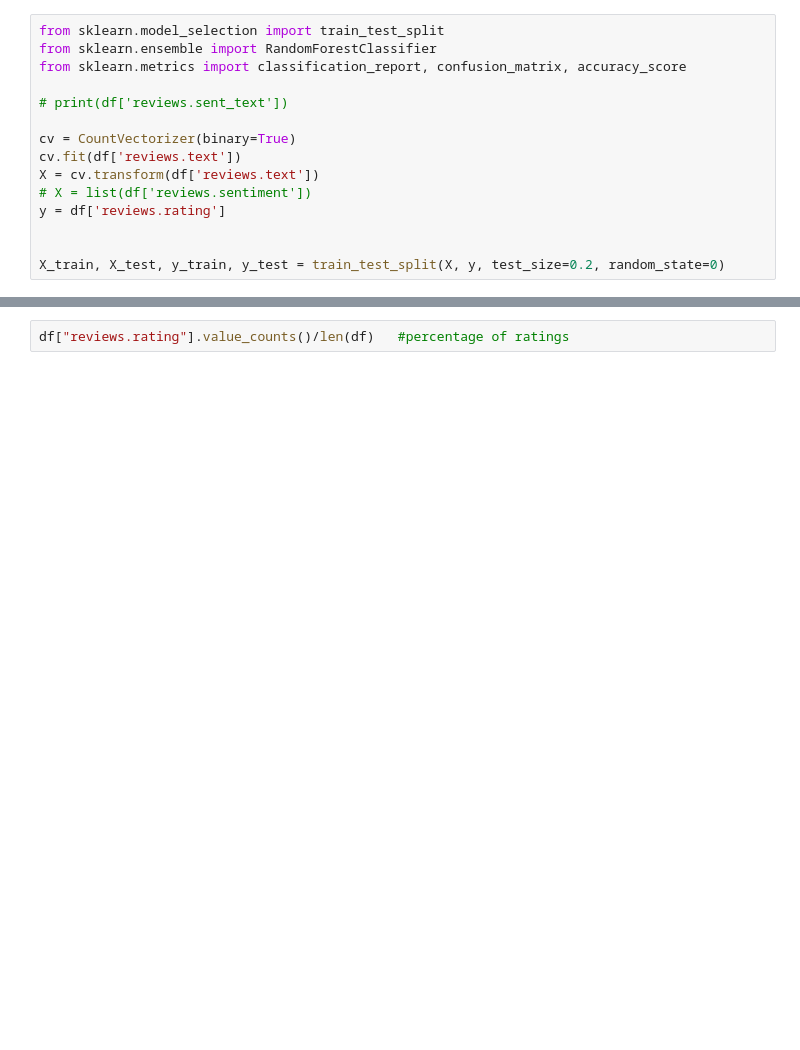
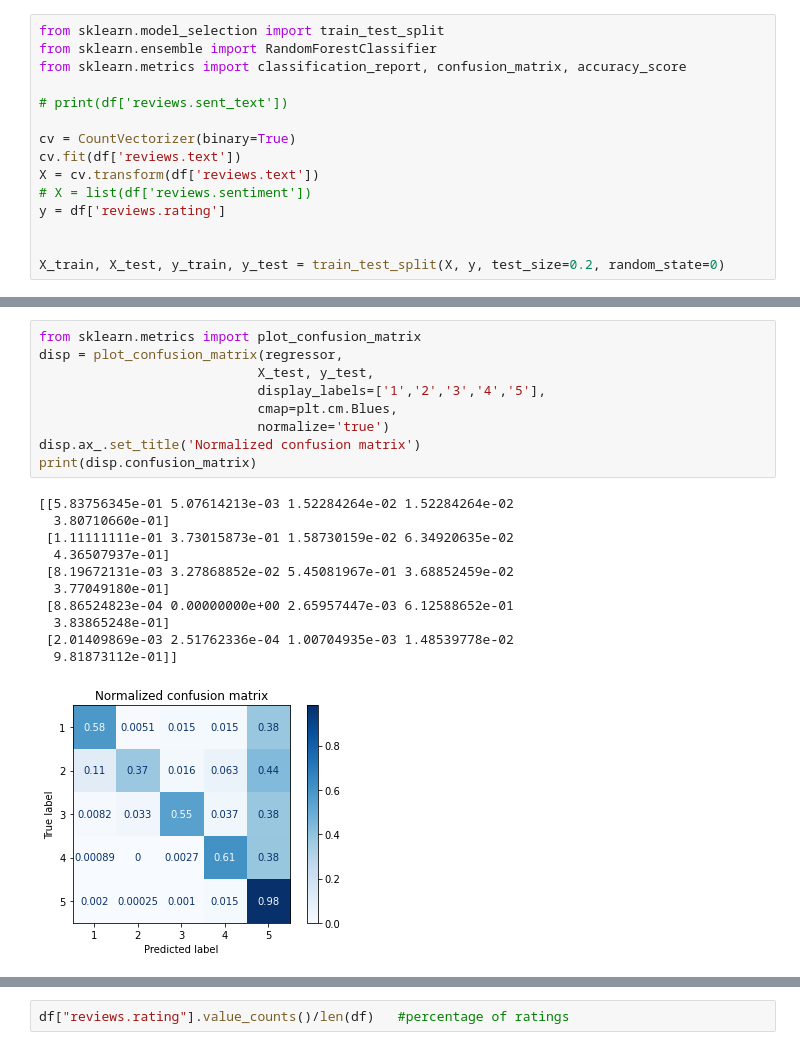
Before and after one commit to Naveen8297/irta, a Jupyter notebook: amazon.ipynb, the cells around one changed output, grey strips where cells are left out. Cells and saved outputs as stored; diff of their text form; blank space fills up the shorter version.

```diff
--- a/amazon.ipynb
+++ b/amazon.ipynb
@@ -106,6 +108,27 @@ print(accuracy_score(y_test, y_pred))
 weighted avg       0.87      0.86      0.85      5667
 
 0.8621845773778013
+# %%
+from sklearn.metrics import plot_confusion_matrix
+disp = plot_confusion_matrix(regressor,
+                            X_test, y_test,
+                            display_labels=['1','2','3','4','5'],
+                            cmap=plt.cm.Blues,
+                            normalize='true')
+disp.ax_.set_title('Normalized confusion matrix')
+print(disp.confusion_matrix)
+# %% [output]
+[[5.83756345e-01 5.07614213e-03 1.52284264e-02 1.52284264e-02
+  3.80710660e-01]
+ [1.11111111e-01 3.73015873e-01 1.58730159e-02 6.34920635e-02
+  4.36507937e-01]
+ [8.19672131e-03 3.27868852e-02 5.45081967e-01 3.68852459e-02
+  3.77049180e-01]
+ [8.86524823e-04 0.00000000e+00 2.65957447e-03 6.12588652e-01
+  3.83865248e-01]
+ [2.01409869e-03 2.51762336e-04 1.00704935e-03 1.48539778e-02
+  9.81873112e-01]]
+[figure, added]
 # %%
 from sklearn.linear_model import LogisticRegression
 from sklearn.metrics import accuracy_score
```
Also changed, not shown: parts of 9 cells of this notebook, 2 other files.
